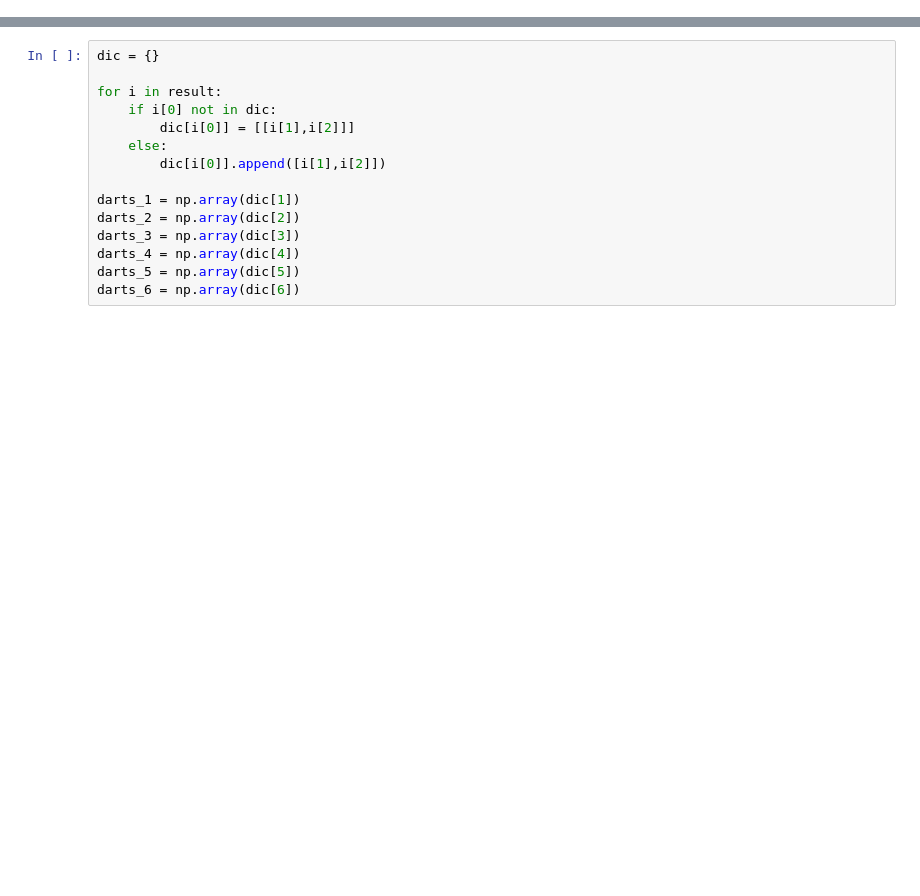
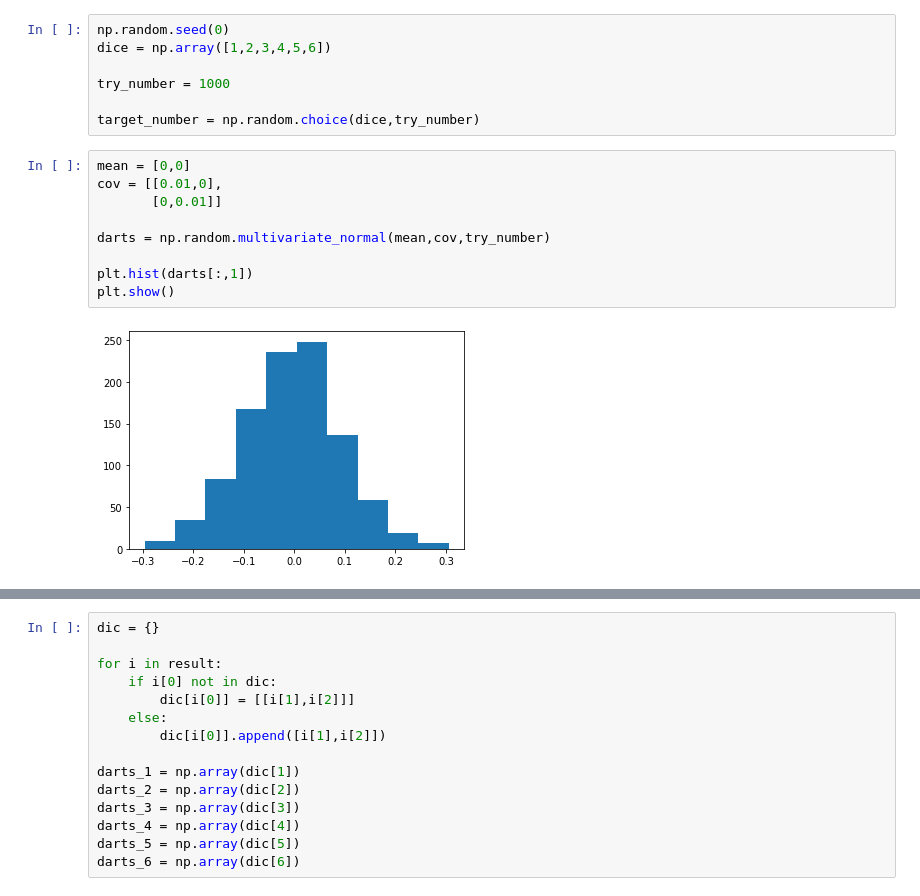
Before and after one commit to kazukim10/diveintocode-ml, a Jupyter notebook: week2_prework4.ipynb, the cells around one changed output, grey strips where cells are left out. Drawn from its saved outputs; the diff is of its cells as text; blank space fills up the shorter version.

```diff
--- a/week2_prework4.ipynb
+++ b/week2_prework4.ipynb
@@ -5,0 +62,18 @@ import matplotlib.patches as patches
+# %%
+np.random.seed(0)
+dice = np.array([1,2,3,4,5,6])
+
+try_number = 1000
+
+target_number = np.random.choice(dice,try_number)
+# %%
+mean = [0,0]
+cov = [[0.01,0],
+       [0,0.01]]
+
+darts = np.random.multivariate_normal(mean,cov,try_number)
+
+plt.hist(darts[:,1])
+plt.show()
+# %% [output]
+[figure, added]
```
Also changed, not shown: parts of 10 cells of this notebook.
